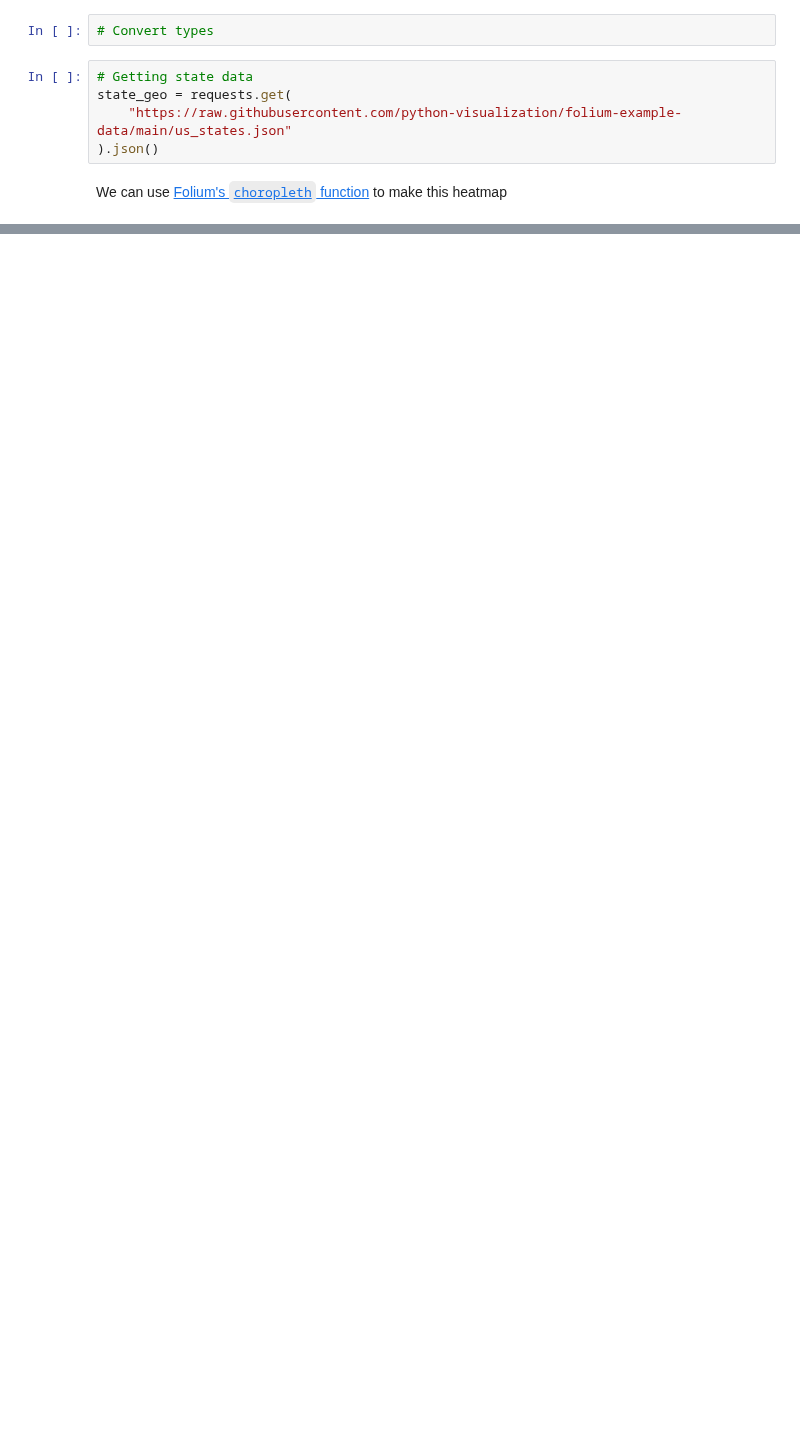
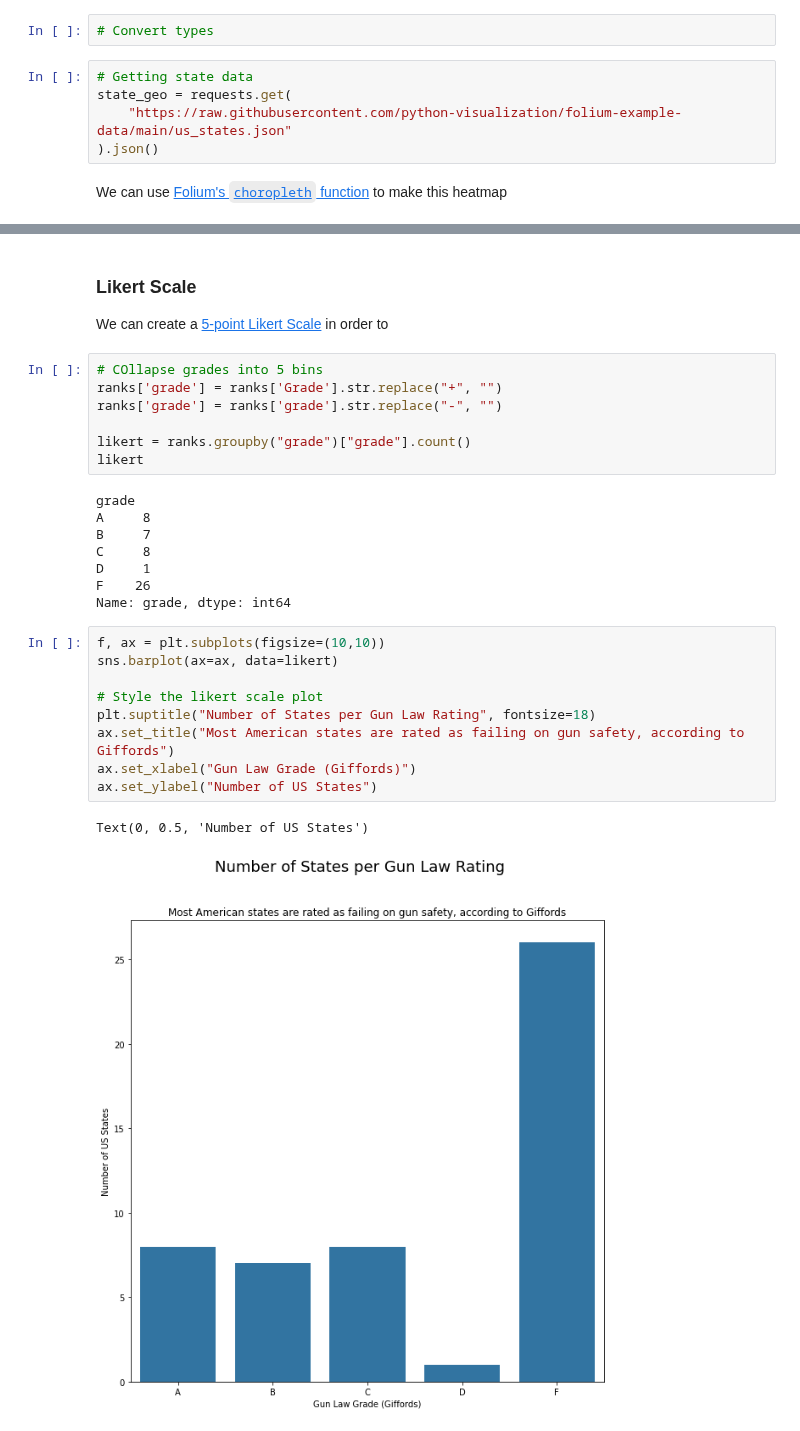
Before and after one commit to andrewbowen19/storiesDATA608, a Jupyter notebook: _build/jupyter_execute/story3.ipynb, the cells around one changed output, grey strips where cells are left out. Drawn from its saved outputs; the diff is of its cells as text; blank space fills up the shorter version.

```diff
--- a/_build/jupyter_execute/story3.ipynb
+++ b/_build/jupyter_execute/story3.ipynb
@@ -256,0 +238,30 @@ We can see states with higher rankings (lighter shades such as California, New Y
+# %% [markdown]
+### Likert Scale
+We can create a [5-point Likert Scale](https://www.simplypsychology.org/likert-scale.html) in order to
+# %%
+# COllapse grades into 5 bins
+ranks['grade'] = ranks['Grade'].str.replace("+", "")
+ranks['grade'] = ranks['grade'].str.replace("-", "")
+
+likert = ranks.groupby("grade")["grade"].count()
+likert
+# %% [output]
+grade
+A     8
+B     7
+C     8
+D     1
+F    26
+Name: grade, dtype: int64
+# %%
+f, ax = plt.subplots(figsize=(10,10))
+sns.barplot(ax=ax, data=likert)
+
+# Style the likert scale plot
+plt.suptitle("Number of States per Gun Law Rating", fontsize=18)
+ax.set_title("Most American states are rated as failing on gun safety, according to Giffords")
+ax.set_xlabel("Gun Law Grade (Giffords)")
+ax.set_ylabel("Number of US States")
+# %% [output]
+Text(0, 0.5, 'Number of US States')
+[figure, added]
```
Also changed, not shown: parts of 12 cells of this notebook, 7 other files.
